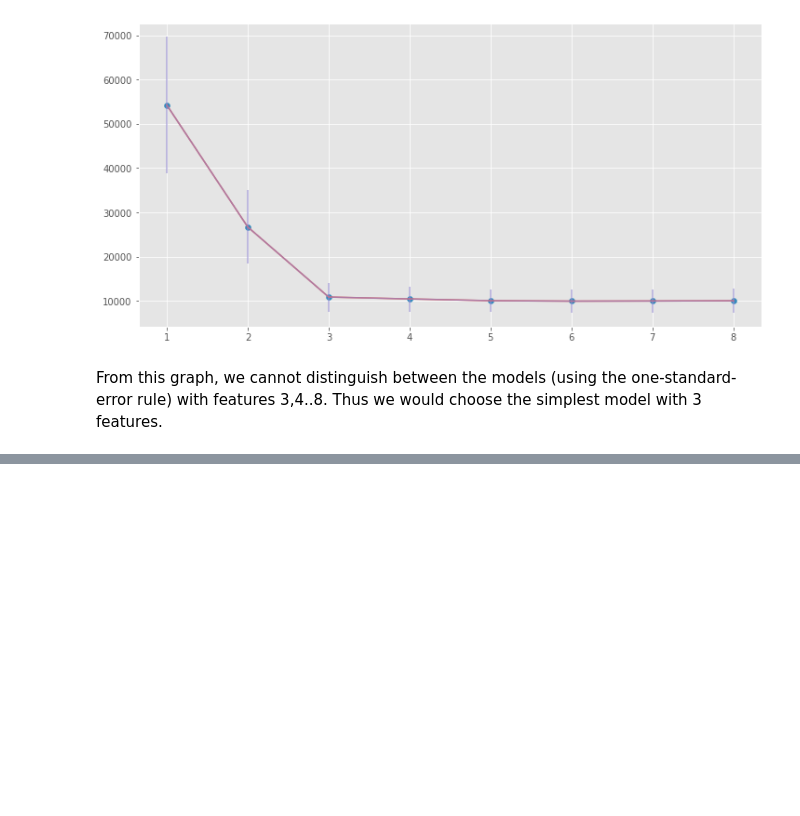
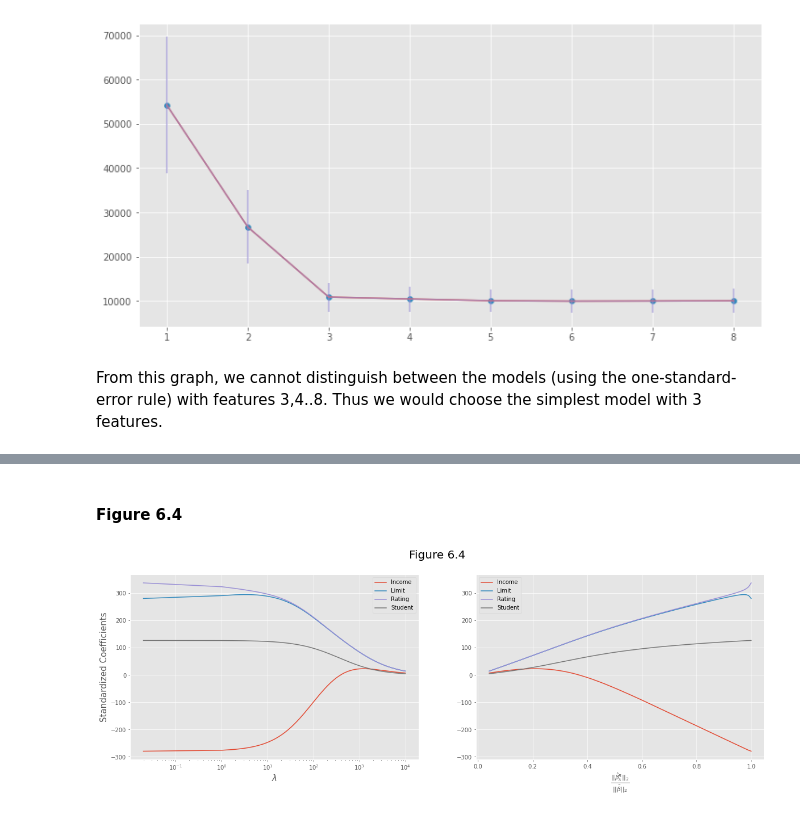
Before and after one commit to Rendiere/statistical-learning, a Jupyter notebook: ITSL/notebooks/Chapter 06.ipynb, the cells around one changed output, grey strips where cells are left out. Drawn from its saved outputs; the diff is of its cells as text; code cells hidden in the pictures; blank space fills up the shorter version.

```diff
--- a/ITSL/notebooks/Chapter 06.ipynb
+++ b/ITSL/notebooks/Chapter 06.ipynb
@@ -308,0 +331,2 @@ From this graph, we cannot distinguish between the models (using the one-standar
+# %% [markdown]
+#### Figure 6.4
@@ -308,0 +365,21 @@ From this graph, we cannot distinguish between the models (using the one-standar
+# %%
+rr_coefs = pd.DataFrame.from_dict(rr_coefs, orient='index', columns=cols)
+l2_coefs = rr_coefs.copy()
+l2_coefs.index = l2_norms
+# %%
+fig, axes = plt.subplots(ncols=2, figsize=(20,6))
+
+ax=axes[0]
+rr_coefs.plot(ax=ax, logx=True)
+ax.set_xlabel('$\lambda$', fontsize=15);
+ax.set_ylabel('Standardized Coefficients', fontsize=15)
+
+
+ax=axes[1]
+l2_coefs.plot(ax=ax)
+ax.set_xlabel(r"$\frac{||\hat{\beta}^R_\lambda||_2}{||\hat{\beta}||_2}$", fontsize=15) #
+
+fig.suptitle('Figure 6.4', fontsize=20)
+plt.show()
+# %% [output]
+[figure, added]
```
Also changed, not shown: parts of 19 cells of this notebook, 4 other files.
